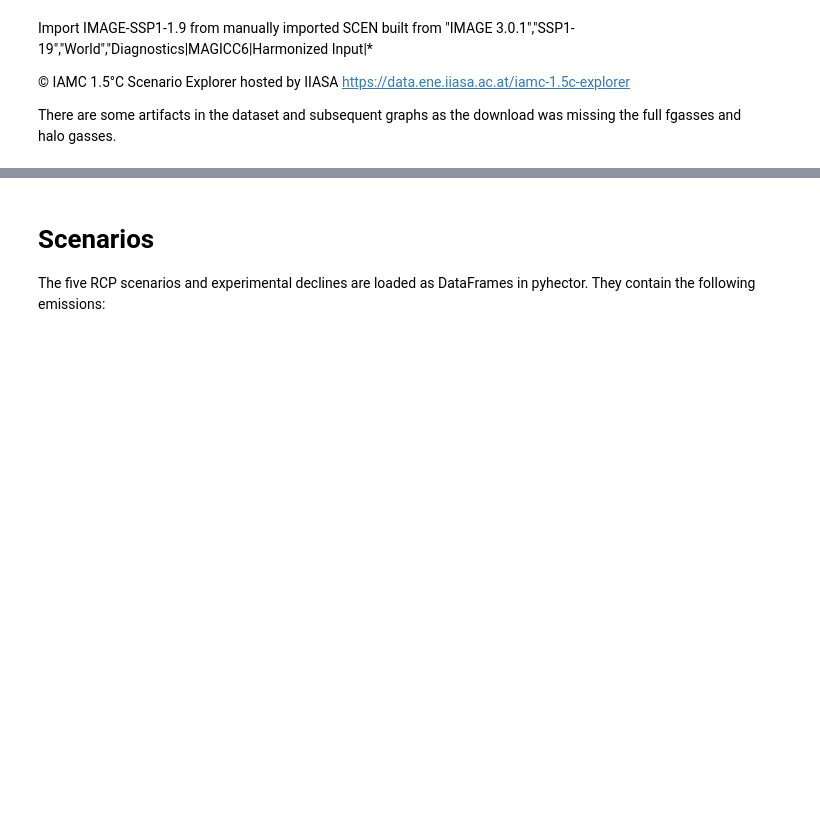
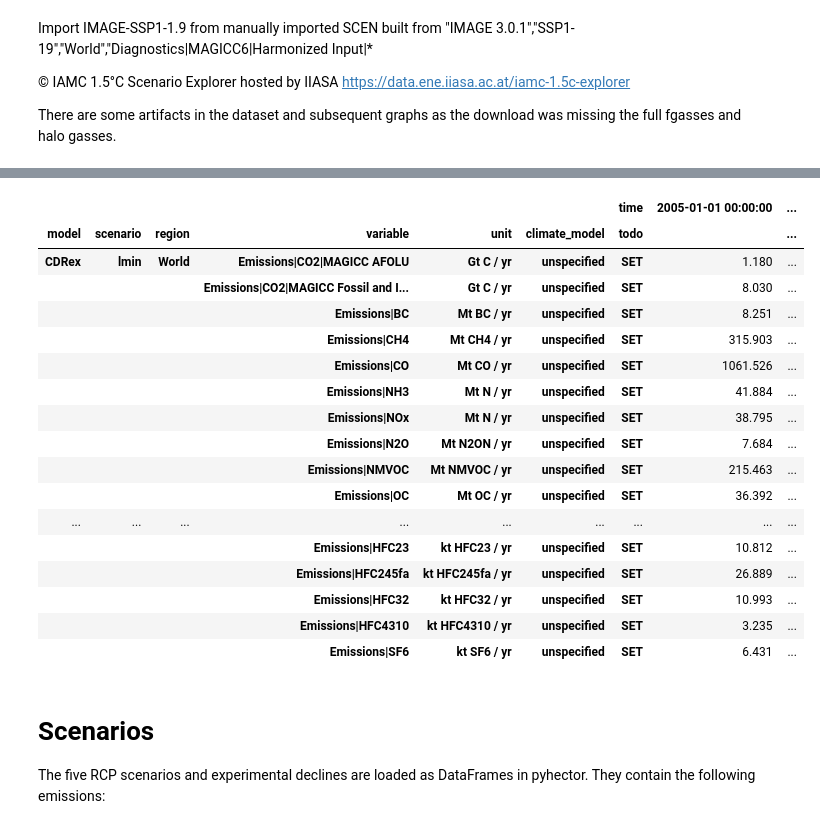
Before and after one commit to hsbay/cdrmex, a Jupyter notebook: ONCtests.ipynb, the cells around one changed output, grey strips where cells are left out. Saved outputs shown, nothing was run; the diff lists cells and outputs as text; code cells hidden in the pictures; blank space fills up the shorter version.

```diff
--- a/ONCtests.ipynb
+++ b/ONCtests.ipynb
@@ -82,3 +105,54 @@ rcps.filter(scenario='SSP119').timeseries().head(3)
+# %%
+CCCx2050 = rcps.filter(scenario='lmin')
+src_df = CCCx2050.timeseries()
+#kigali_yrs = 2019,2024,2025,2029,2034,2036
+#ki_mo_gasses_F = HFC134a, HFC245fa, HFC277ea, HFC4310, HFC32, HFC125, HFC143a,
+#HFC23
+#sf6-eu 30% by 2030
+source_cols = CCCx2050.timeseries().columns
+idxs = list(map(lambda x: 11+x*10, range(9)))
+idxs.append(len(source_cols)-1)
+idxs.insert(0,0)
+idxs.insert(1,1)
+
+idxs.insert(2,10)
+idxs.insert(3,15)
+idxs.insert(4,16)
+idxs.insert(5,20)
+idxs.insert(7,25)
+idxs.insert(8,27)
+
+
+newcols = []
+for n in idxs:
+    newcols.append(source_cols[n])
+CCC_df = src_df[newcols]
+
+
+
+#rewrite CCCx2050 from timeseries in line2 w/ Slices of cols in newcols
+# and wrap in MAGICCData
+CCCx2050 = MAGICCData(CCC_df)
+CCCx2050.timeseries()
+# %% [output]
+|  |  |  |  |  |  | time | 2005-01-01 00:00:00 | ... |
+| model | scenario | region | variable | unit | climate_model | todo |  | ... |
+| CDRex | lmin | World | Emissions|CO2|MAGICC AFOLU | Gt C / yr | unspecified | SET | 1.180 | ... |
+|  |  |  | Emissions|CO2|MAGICC Fossil and I... | Gt C / yr | unspecified | SET | 8.030 | ... |
+|  |  |  | Emissions|BC | Mt BC / yr | unspecified | SET | 8.251 | ... |
+|  |  |  | Emissions|CH4 | Mt CH4 / yr | unspecified | SET | 315.903 | ... |
+|  |  |  | Emissions|CO | Mt CO / yr | unspecified | SET | 1061.526 | ... |
+|  |  |  | Emissions|NH3 | Mt N / yr | unspecified | SET | 41.884 | ... |
+|  |  |  | Emissions|NOx | Mt N / yr | unspecified | SET | 38.795 | ... |
+|  |  |  | Emissions|N2O | Mt N2ON / yr | unspecified | SET | 7.684 | ... |
+|  |  |  | Emissions|NMVOC | Mt NMVOC / yr | unspecified | SET | 215.463 | ... |
+|  |  |  | Emissions|OC | Mt OC / yr | unspecified | SET | 36.392 | ... |
+| ... | ... | ... | ... | ... | ... | ... | ... | ... |
+|  |  |  | Emissions|HFC23 | kt HFC23 / yr | unspecified | SET | 10.812 | ... |
+|  |  |  | Emissions|HFC245fa | kt HFC245fa / yr | unspecified | SET | 26.889 | ... |
+|  |  |  | Emissions|HFC32 | kt HFC32 / yr | unspecified | SET | 10.993 | ... |
+|  |  |  | Emissions|HFC4310 | kt HFC4310 / yr | unspecified | SET | 3.235 | ... |
+|  |  |  | Emissions|SF6 | kt SF6 / yr | unspecified | SET | 6.431 | ... |
 # %% [markdown]
 # Scenarios
 
```
Also changed, not shown: parts of 13 cells of this notebook.
